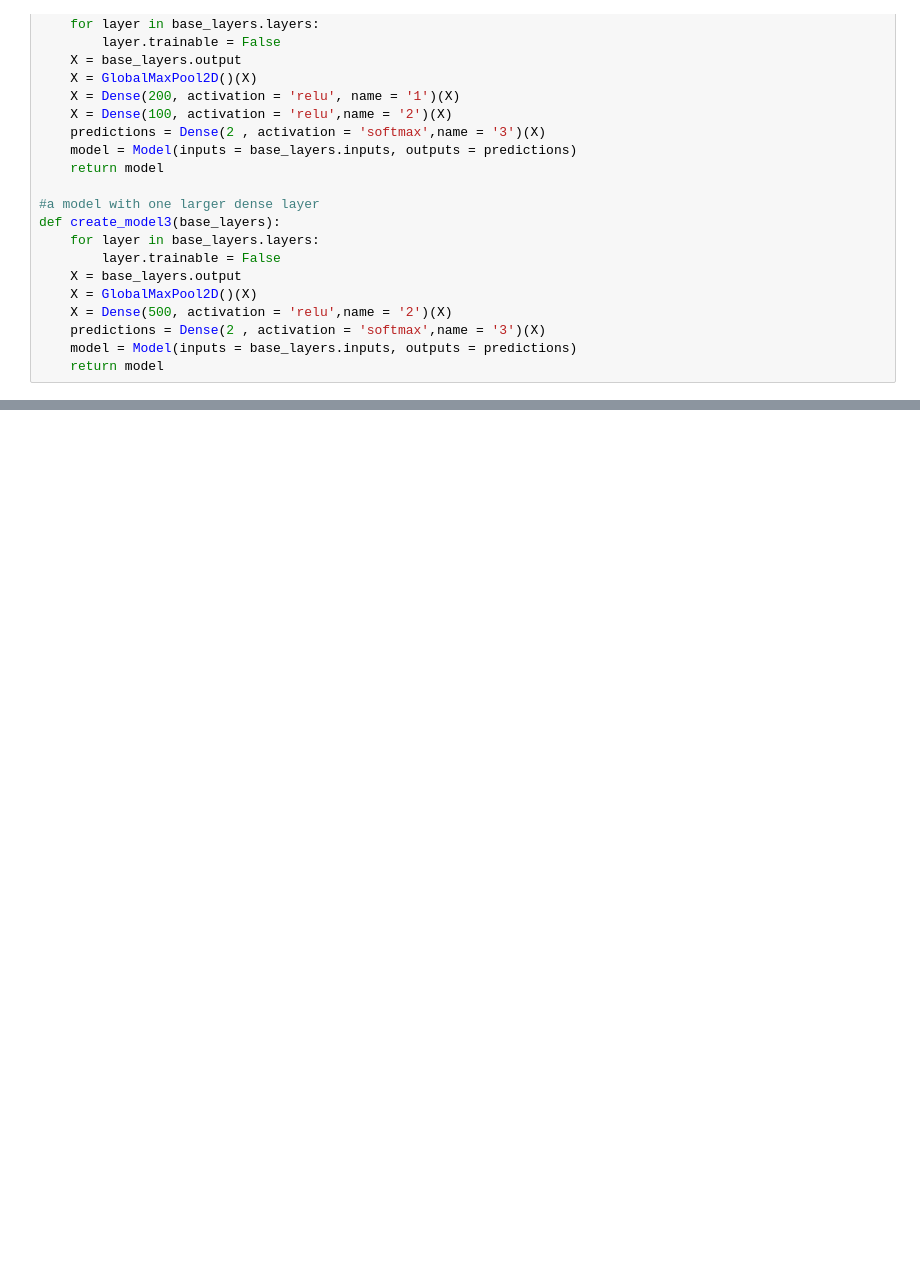
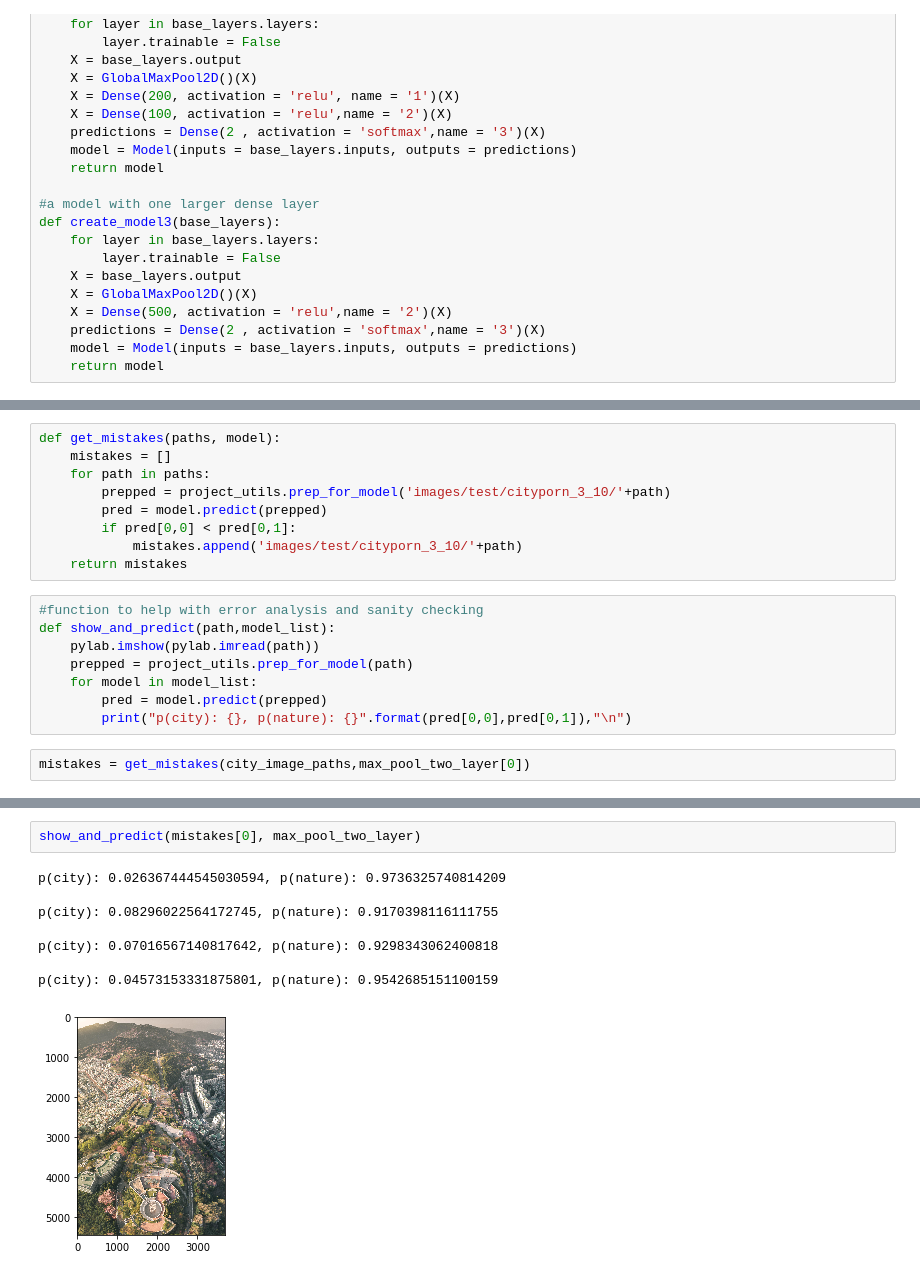
Before and after one commit to GougeC/Landscape_or_Cityscape, a Jupyter notebook: Landscape_Or_Cityscape.ipynb, the cells around one changed output, grey strips where cells are left out. Drawn from its saved outputs; the diff is of its cells as text; blank space fills up the shorter version.

```diff
--- a/Landscape_Or_Cityscape.ipynb
+++ b/Landscape_Or_Cityscape.ipynb
@@ -197,0 +277,19 @@ This network is doing pretty well! Its at about 95% accuracy between the classes
+# %%
+def get_mistakes(paths, model):
+    mistakes = []
+    for path in paths:
+        prepped = project_utils.prep_for_model('images/test/cityporn_3_10/'+path)
+        pred = model.predict(prepped)
+        if pred[0,0] < pred[0,1]:
+            mistakes.append('images/test/cityporn_3_10/'+path)
+    return mistakes
+# %%
+#function to help with error analysis and sanity checking
+def show_and_predict(path,model_list):
+    pylab.imshow(pylab.imread(path))
+    prepped = project_utils.prep_for_model(path)
+    for model in model_list:
+        pred = model.predict(prepped)
+        print("p(city): {}, p(nature): {}".format(pred[0,0],pred[0,1]),"\n")
+# %%
+mistakes = get_mistakes(city_image_paths,max_pool_two_layer[0])
@@ -197,0 +300,11 @@ This network is doing pretty well! Its at about 95% accuracy between the classes
+# %%
+show_and_predict(mistakes[0], max_pool_two_layer)
+# %% [output]
+p(city): 0.026367444545030594, p(nature): 0.9736325740814209
+
+p(city): 0.08296022564172745, p(nature): 0.9170398116111755
+
+p(city): 0.07016567140817642, p(nature): 0.9298343062400818
+
+p(city): 0.04573153331875801, p(nature): 0.9542685151100159
+[figure, added]
```
Also changed, not shown: parts of 37 cells of this notebook, 1 other file.
